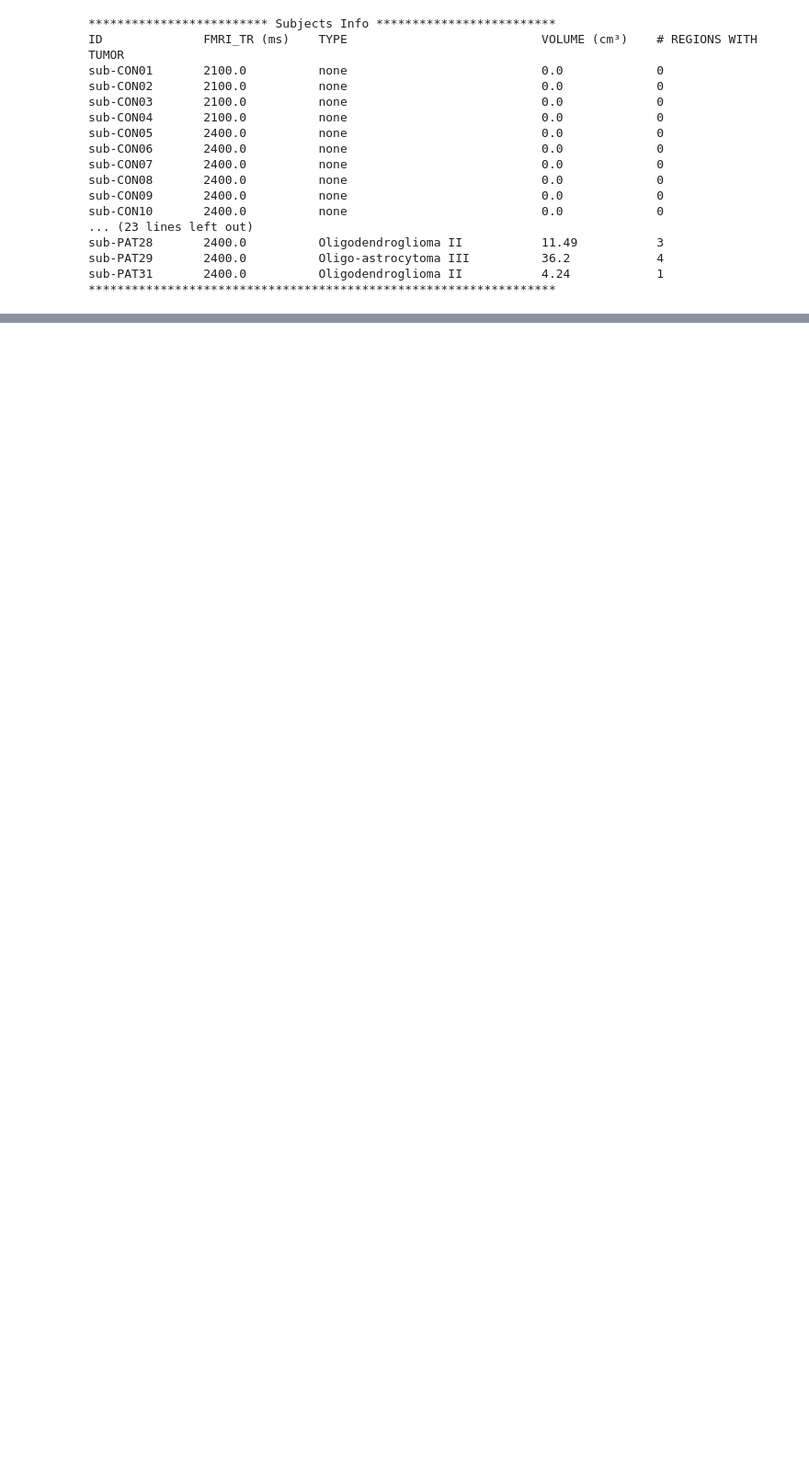
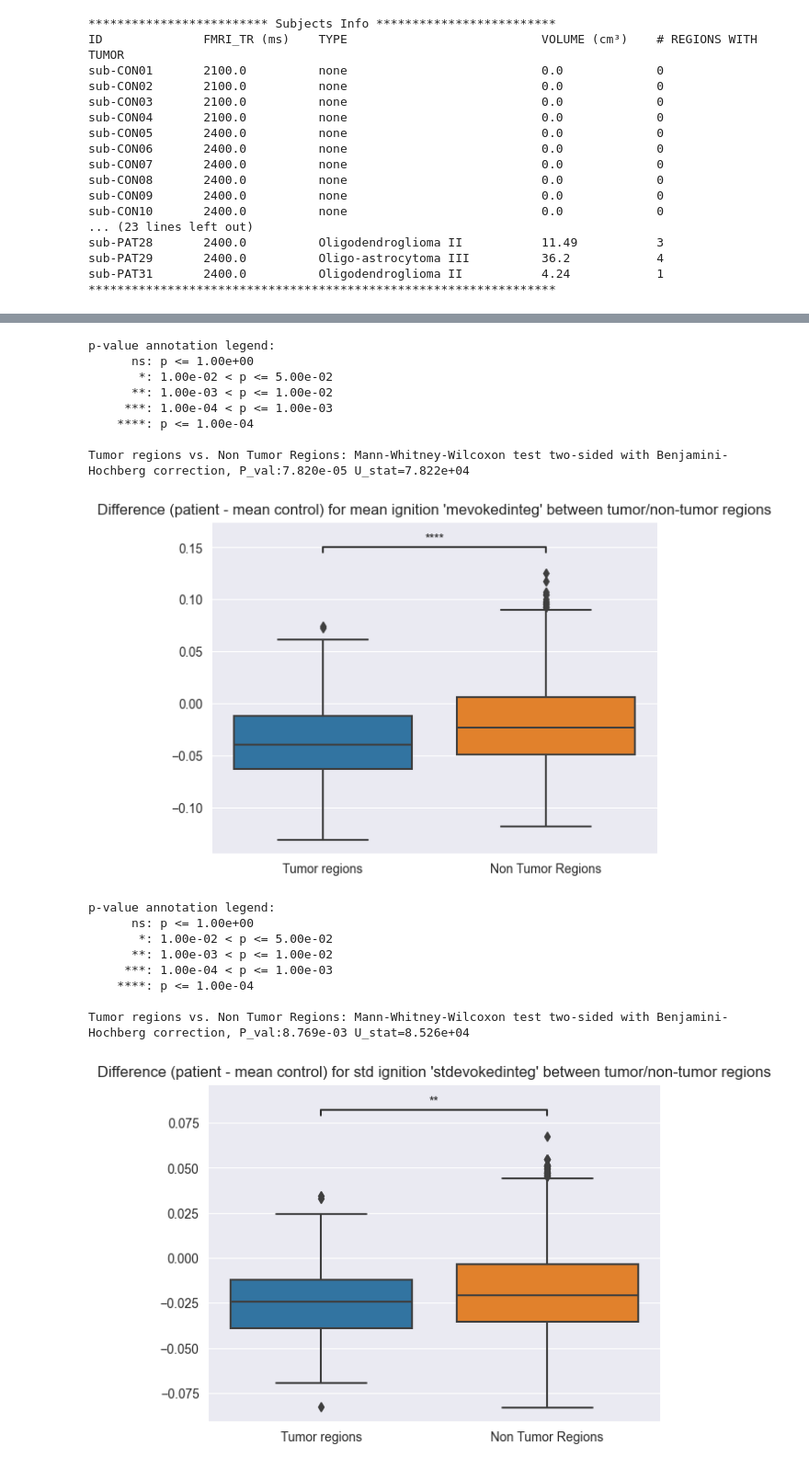
Before and after one commit to ajunca/BrainTumor, a Jupyter notebook: computations/ignition.ipynb, the cells around one changed output, grey strips where cells are left out. Shown: that part at 92% size. Drawn from its saved outputs; the diff is of its cells as text; code cells hidden in the pictures; blank space fills up the shorter version.

```diff
--- a/computations/ignition.ipynb
+++ b/computations/ignition.ipynb
@@ -196,0 +165,9 @@ Tumor regions vs. Non Tumor Regions: Mann-Whitney-Wilcoxon test two-sided with B
+# %%
+tumor_subjects_delta_ignitions = {}
+
+for k, s in tumor_subset.items():
+    tumor_subjects_delta_ignitions[k] = [{} for i in range(68)]
+    for i in range(68):
+        tumor_subjects_delta_ignitions[k][i]['mevokedinteg'] = ignitions[k].mevokedinteg[i] - mean_control_ignition[i]['mevokedinteg']
+        tumor_subjects_delta_ignitions[k][i]['stdevokedinteg'] = ignitions[k].stdevokedinteg[i] - mean_control_ignition[i]['stdevokedinteg']
+        tumor_subjects_delta_ignitions[k][i]['fanofactorevokedinteg'] = ignitions[k].fanofactorevokedinteg[i] - mean_control_ignition[i]['fanofactorevokedinteg']
@@ -196,0 +176,10 @@ Tumor regions vs. Non Tumor Regions: Mann-Whitney-Wilcoxon test two-sided with B
+# %%
+tumor_region_bin = []
+non_tumor_region_bin = []
+
+for k, s in tumor_subset.items():
+    for i in range(68):
+        if s.tumor_regions.is_tumor_region_by_id(i):
+            tumor_region_bin.append(tumor_subjects_delta_ignitions[k][i])
+        else:
+            non_tumor_region_bin.append(tumor_subjects_delta_ignitions[k][i])
@@ -196,0 +188,35 @@ Tumor regions vs. Non Tumor Regions: Mann-Whitney-Wilcoxon test two-sided with B
+# %%
+plotComparisonAcrossLabels2(
+    {
+        'Tumor regions': [r['mevokedinteg'] for r in tumor_region_bin],
+        'Non Tumor Regions': [r['mevokedinteg'] for r in non_tumor_region_bin],
+    },
+    graphLabel="Difference (patient - mean control) for mean ignition 'mevokedinteg' between tumor/non-tumor regions"
+)
+
+plotComparisonAcrossLabels2(
+    {
+        'Tumor regions': [r['stdevokedinteg'] for r in tumor_region_bin],
+        'Non Tumor Regions': [r['stdevokedinteg'] for r in non_tumor_region_bin],
+    },
+    graphLabel="Difference (patient - mean control) for std ignition 'stdevokedinteg' between tumor/non-tumor regions"
+)
+# %% [output]
+p-value annotation legend:
+      ns: p <= 1.00e+00
+       *: 1.00e-02 < p <= 5.00e-02
+      **: 1.00e-03 < p <= 1.00e-02
+     ***: 1.00e-04 < p <= 1.00e-03
+    ****: p <= 1.00e-04
+
+Tumor regions vs. Non Tumor Regions: Mann-Whitney-Wilcoxon test two-sided with Benjamini-Hochberg correction, P_val:7.820e-05 U_stat=7.822e+04
+[figure, added]
+p-value annotation legend:
+      ns: p <= 1.00e+00
+       *: 1.00e-02 < p <= 5.00e-02
+      **: 1.00e-03 < p <= 1.00e-02
+     ***: 1.00e-04 < p <= 1.00e-03
+    ****: p <= 1.00e-04
+
+Tumor regions vs. Non Tumor Regions: Mann-Whitney-Wilcoxon test two-sided with Benjamini-Hochberg correction, P_val:8.769e-03 U_stat=8.526e+04
+[figure, added]
```
Also changed, not shown: parts of 9 cells of this notebook.
